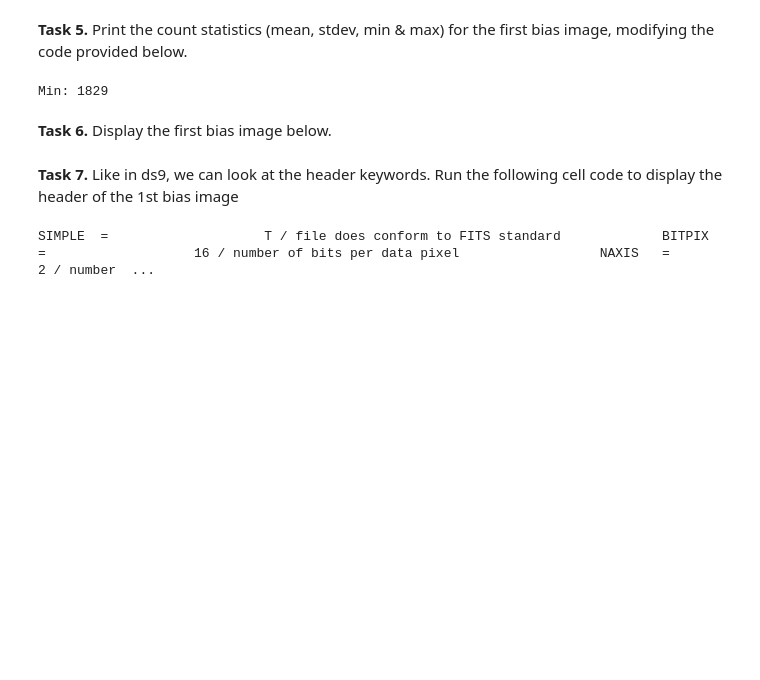
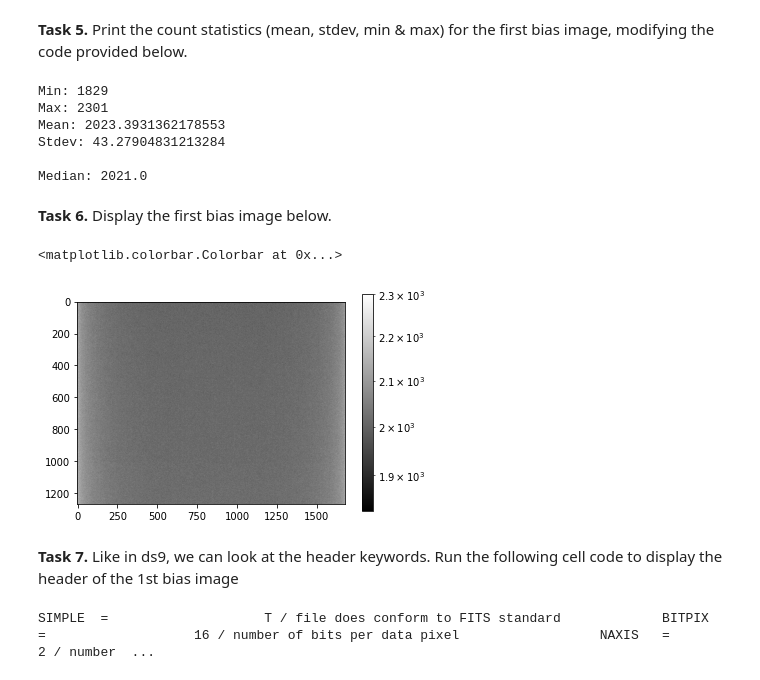
Before and after one commit to cedliang/ASP3231, a Jupyter notebook: Lab_2/ASP3231_Laboratory_2_2021_Basics_of_Reducing_CCD_Images.ipynb, the cells around one changed output. Drawn from its saved outputs; the diff is of its cells as text; code cells hidden in the pictures; blank space fills up the shorter version.

```diff
--- a/Lab_2/ASP3231_Laboratory_2_2021_Basics_of_Reducing_CCD_Images.ipynb
+++ b/Lab_2/ASP3231_Laboratory_2_2021_Basics_of_Reducing_CCD_Images.ipynb
@@ -183,11 +206,29 @@ print(biases[0][:,0])
 # %% [markdown]
 **Task 5.** Print the count statistics (mean, stdev, min & max) for the first bias image, modifying the code provided below.
-# %%
-print('Min:', np.min(biases[0]))
-# %% [output]
-Min: 1829
+# %%
+print('Min:', np.min(biases[0]))
+print('Max:', np.max(biases[0]))
+print('Mean:', np.mean(biases[0]))
+print('Stdev:', np.std(biases[0]))
+
+
+print('\nMedian:', np.median(biases[0]))
+# %% [output]
+Min: 1829
+Max: 2301
+Mean: 2023.3931362178553
+Stdev: 43.27904831213284
+
+Median: 2021.0
 # %% [markdown]
 **Task 6.** Display the first bias image below.
+# %%
+from matplotlib.colors import LogNorm
+plt.imshow(biases[0], cmap='gray', norm=LogNorm())
+plt.colorbar()
+# %% [output]
+<matplotlib.colorbar.Colorbar at 0x...>
+[figure, added]
 # %% [markdown]
 **Task 7.** Like in ds9, we can look at the header keywords. Run the following cell code to display the header of the 1st bias image
 # %%
```
Also changed, not shown: parts of 48 cells of this notebook, 14 other files.
